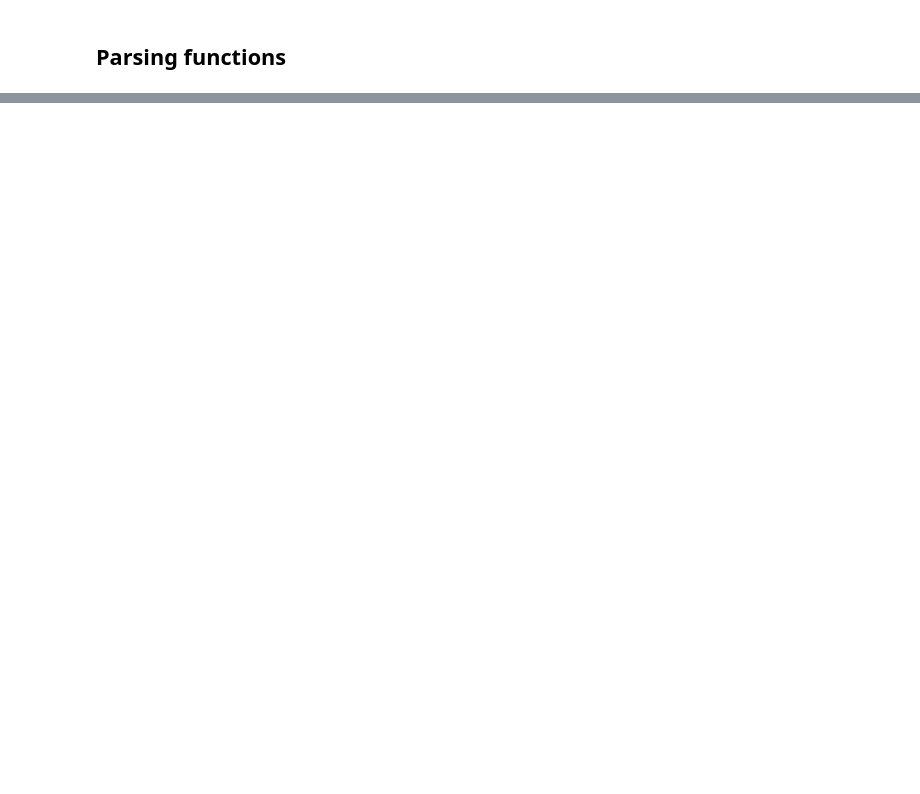
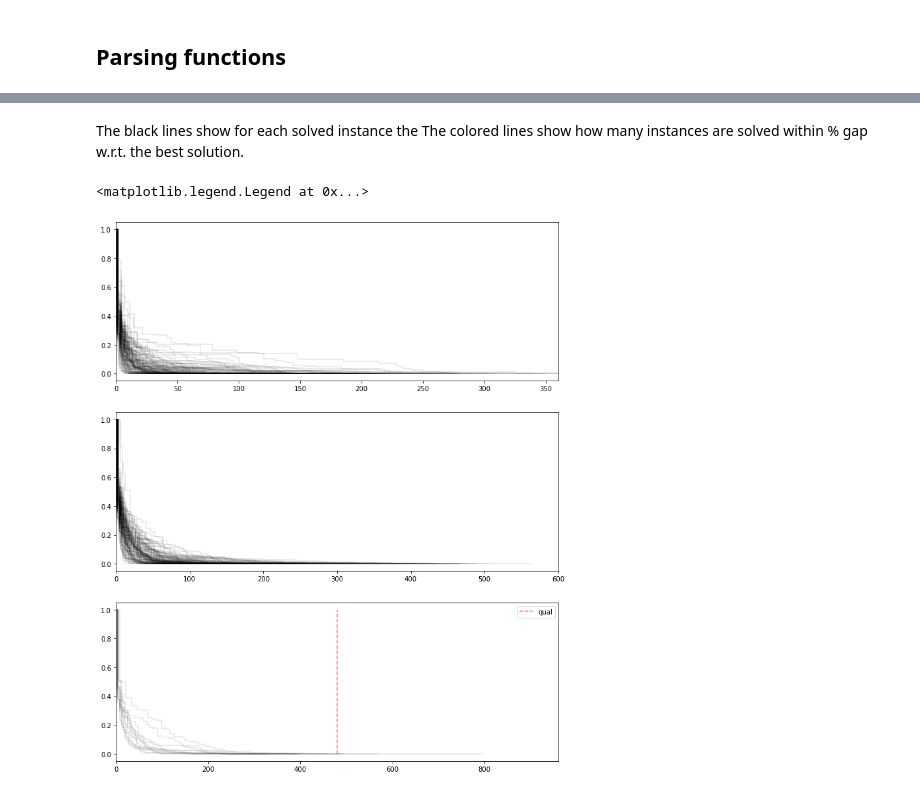
Before and after one commit to N-Wouda/Euro-NeurIPS-2022, a Jupyter notebook: notebooks/baseline_performance.ipynb, the cells around one changed output, grey strips where cells are left out. Saved outputs shown, nothing was run; the diff lists cells and outputs as text; code cells hidden in the pictures; blank space fills up the shorter version.

```diff
--- a/notebooks/baseline_performance.ipynb
+++ b/notebooks/baseline_performance.ipynb
@@ -172,0 +254,42 @@ np.mean(costs)
+# %% [markdown]
+The black lines show for each solved instance the
+The colored lines show how many instances are solved within % gap w.r.t. the best solution.
+# %%
+fig, axes = plt.subplots(3, 1, figsize=[12, 15])
+
+def ax_num(instance_size):
+    if instance_size < 300:
+        return 0
+    elif 300 <= instance_size <= 500:
+        return 1
+    elif instance_size > 500:
+        return 2
+
+for inst in instances():
+    data = parse_search(append(k20 / inst, '.search.log'))
+
+    iters, times, _costs = data['iters'], data['times'], data['costs']
+    costs = np.nan_to_num(_costs, nan=np.nanmax(_costs)) # Replace infeasible with first feasible
+
+    max_gap = costs[0] - costs[-1]
+    normalized_costs = (costs - costs[-1]) / max_gap
+
+    avg_norm_costs = add(avg_norm_costs, normalized_costs)
+
+    for gap in gaps:
+        first_hit = np.argmax(normalized_costs <= gap)
+        final[gap].append(times[first_hit])
+
+    axn = ax_num(inst_size(inst))
+    axes[axn].step(times, normalized_costs, alpha=0.10, color='black')
+
+axes[0].set_xlim(0, 180 * 2)
+
+axes[1].set_xlim(0, 300 * 2)
+
+axes[2].vlines(480, ymin=0, ymax=1, color='red', alpha=0.5, linestyles='dashed', label='qual')
+axes[2].set_xlim(0, 480 * 2)
+plt.legend()
+# %% [output]
+<matplotlib.legend.Legend at 0x...>
+[figure, added]
```
Also changed, not shown: parts of 22 cells of this notebook.
